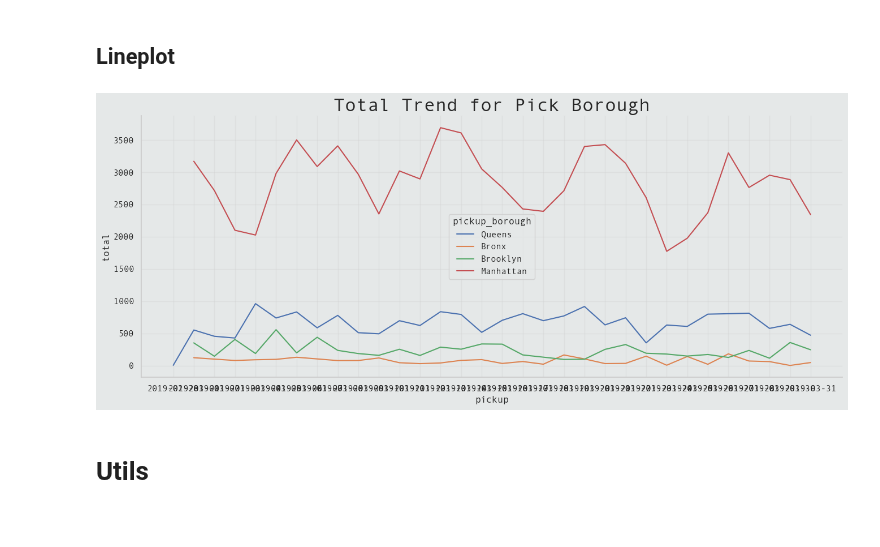
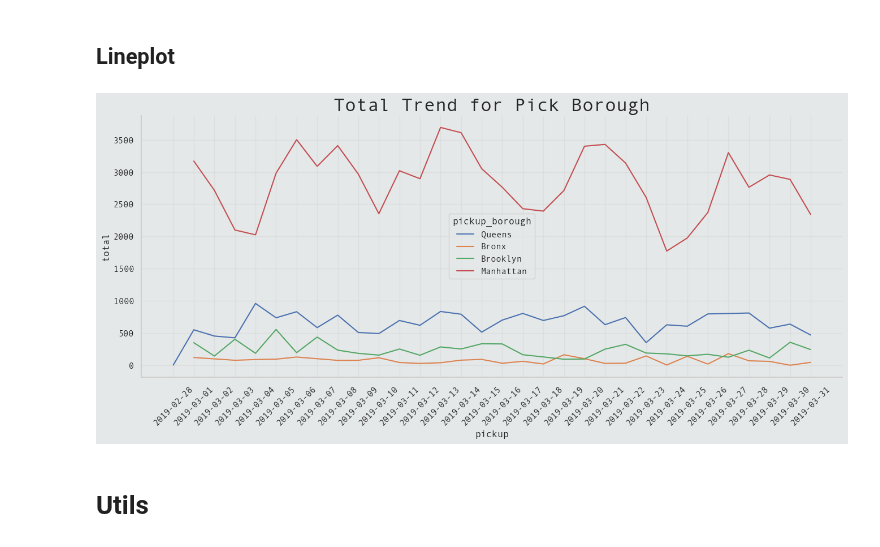
Before and after one commit to Volscente/cheat_sheets, a Jupyter notebook: notebooks/seaborn.ipynb, the cells around one changed output. Saved outputs shown, nothing was run; the diff lists cells and outputs as text; code cells hidden in the pictures.

```diff
--- a/notebooks/seaborn.ipynb
+++ b/notebooks/seaborn.ipynb
@@ -93,18 +93,20 @@ plt.show()
 # %%
 ax = sns.lineplot(
     data=time_data.groupby([
         time_data.pickup.dt.strftime('%Y-%m-%d'), time_data.pickup_borough
     ])['total'].sum().reset_index(),
     x='pickup',
     y='total',
     hue='pickup_borough'
 )
 
 ax.set_title('Total Trend for Pick Borough')
 
+plt.xticks(rotation=45)
+
 plt.show()
 # %% [output]
-[figure, old version]
+[figure, new version]
 # %% [markdown]
 # Utils
 # %% [markdown]
```
Also changed, not shown: parts of 2 cells of this notebook.
